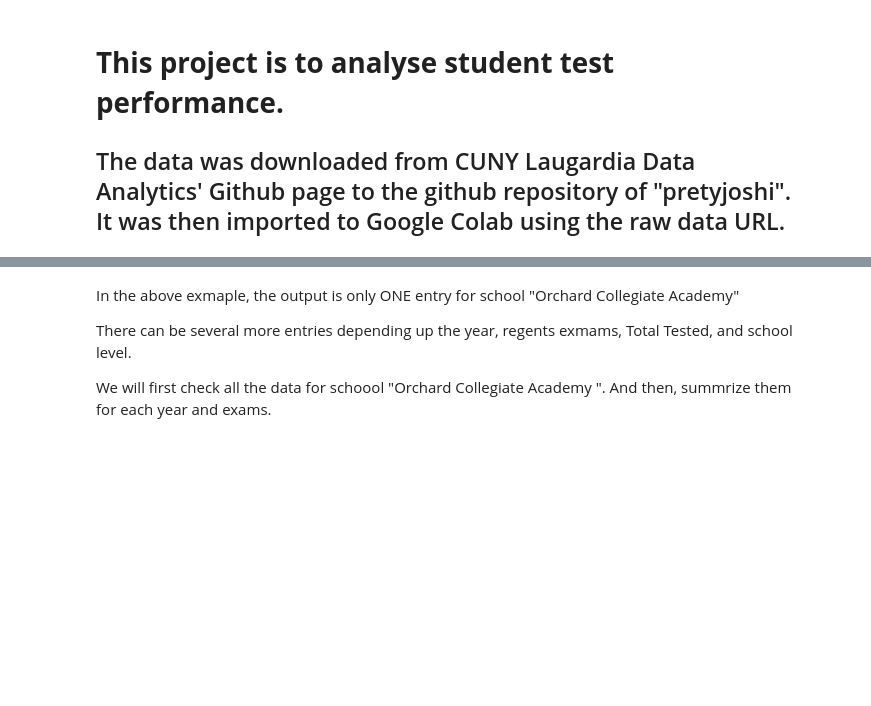
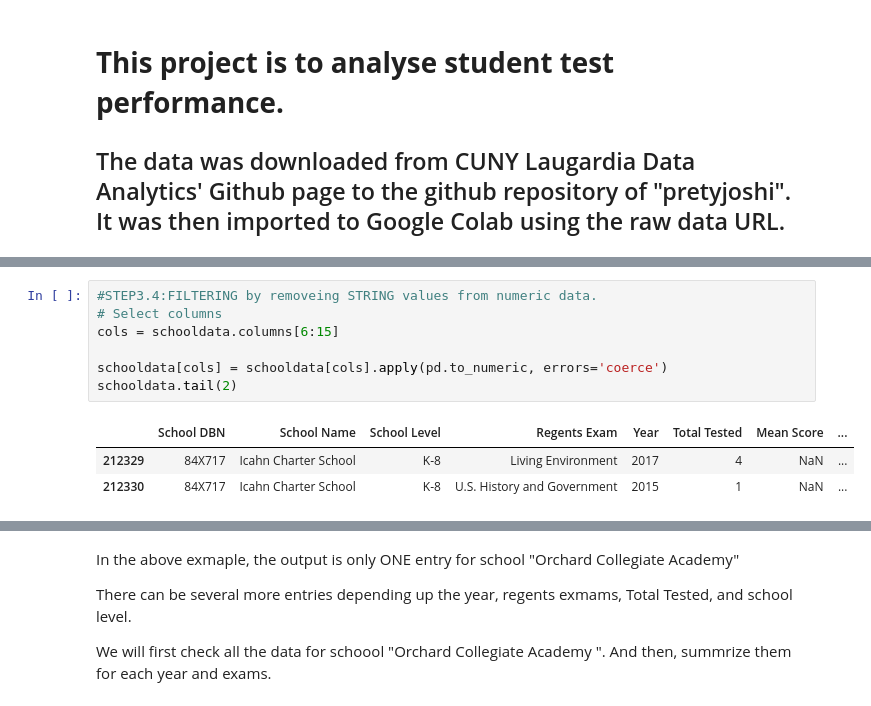
Before and after one commit to pretyjoshi/LgccPythonProject, a Jupyter notebook: project_1_student_data_ipynb.ipynb, the cells around one changed output, grey strips where cells are left out. Cells and saved outputs as stored; diff of their text form; blank space fills up the shorter version.

```diff
--- a/project_1_student_data_ipynb.ipynb
+++ b/project_1_student_data_ipynb.ipynb
@@ -127 +150,12 @@ schooldata[cols] = schooldata[cols].apply(pd.to_numeric, errors='coerce')
+# %%
+#STEP3.4:FILTERING by removeing STRING values from numeric data.
+# Select columns
+cols = schooldata.columns[6:15]
+
+schooldata[cols] = schooldata[cols].apply(pd.to_numeric, errors='coerce')
+schooldata.tail(2)
+# %% [output]
+|  | School DBN | School Name | School Level | Regents Exam | Year | Total Tested | Mean Score | ... |
+| 212329 | 84X717 | Icahn Charter School | K-8 | Living Environment | 2017 | 4 | NaN | ... |
+| 212330 | 84X717 | Icahn Charter School | K-8 | U.S. History and Government | 2015 | 1 | NaN | ... |
 # %%
```
Also changed, not shown: parts of 22 cells of this notebook.
